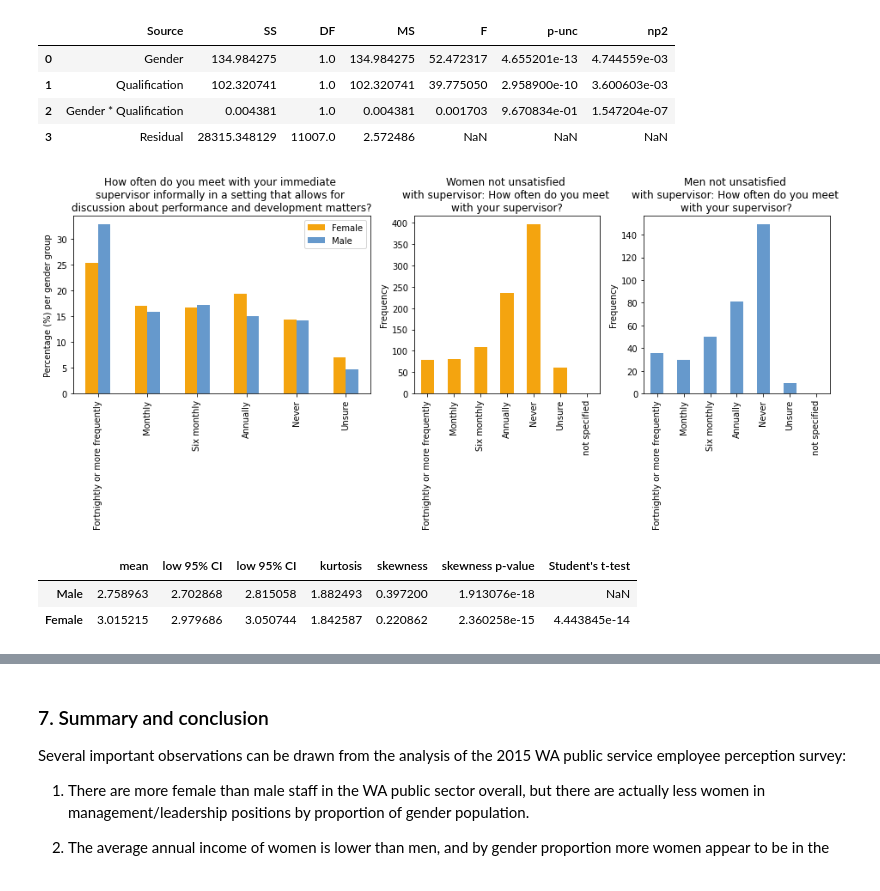
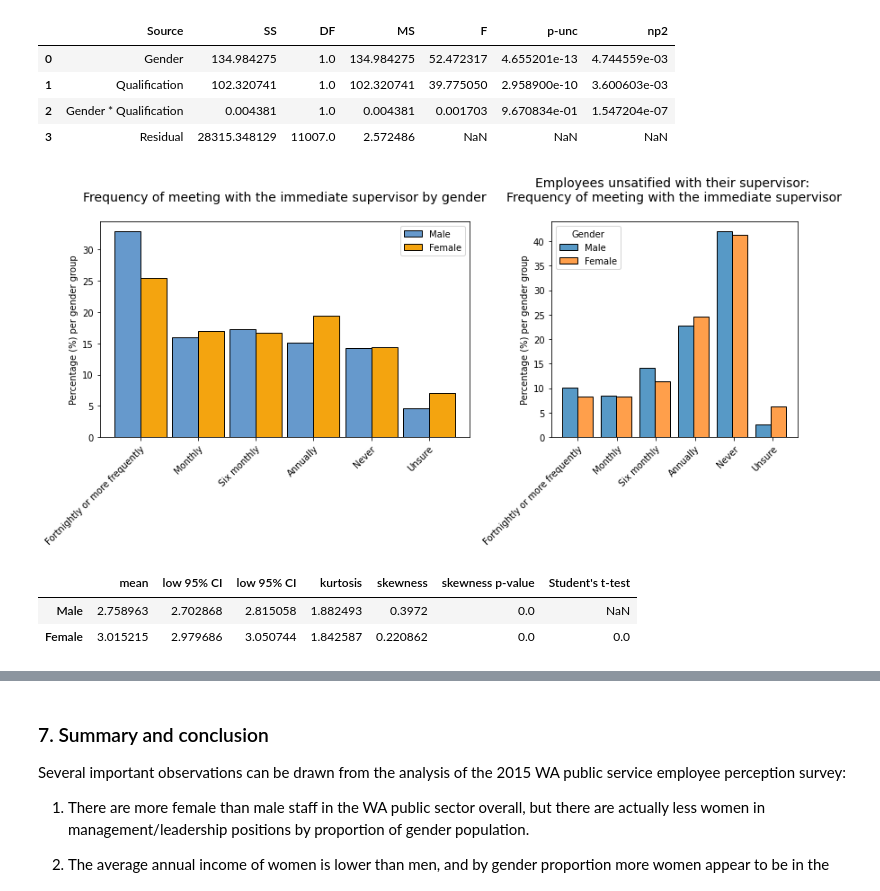
Before and after one commit to alex-cplee/WA-Public-Service-Perception-2015, a Jupyter notebook: SurveyData.ipynb, the cells around one changed output, grey strips where cells are left out. Saved outputs shown, nothing was run; the diff lists cells and outputs as text; code cells hidden in the pictures.

```diff
--- a/SurveyData.ipynb
+++ b/SurveyData.ipynb
@@ -1209,12 +1217,10 @@ plt.show()
 # %%
 skew_table_qualification = pd.DataFrame(index=['Primary/secondary school or technical/trade certificate or diploma','University qualification'], columns=['skewness', 'skew p-value', 'kurtosis'])
-skew_table_qualification.loc['Primary/secondary school or technical/trade certificate or diploma']['skewness'] = Agency_Satisfy[Agency_Satisfy['Qualification']=='Primary/secondary school or technical/trade certificate or diploma']['Agency_Satisfaction'].skew()
-skew_table_qualification.loc['University qualification']['skewness'] = Agency_Satisfy[Agency_Satisfy['Qualification']=='University qualification']['Agency_Satisfaction'].skew()
-skew_table_qualification.loc['Primary/secondary school or technical/trade certificate or diploma']['skew p-value'] = st.skewtest(Agency_Satisfy[Agency_Satisfy['Qualification']=='Primary/secondary school or technical/trade certificate or diploma']['Agency_Satisfaction'], nan_policy='omit')[1]
-skew_table_qualification.loc['University qualification']['skew p-value'] = st.skewtest(Agency_Satisfy[Agency_Satisfy['Qualification']=='University qualification']['Agency_Satisfaction'], nan_policy='omit')[1]
 
-skew_table_qualification.loc['Primary/secondary school or technical/trade certificate or diploma']['kurtosis'] = st.kurtosis(Agency_Satisfy[Agency_Satisfy['Qualification']=='Primary/secondary school or technical/trade certificate or diploma']['Agency_Satisfaction'], nan_policy='omit', fisher=False)
-skew_table_qualification.loc['University qualification']['kurtosis'] = st.kurtosis(Agency_Satisfy[Agency_Satisfy['Qualification']=='University qualification']['Agency_Satisfaction'], nan_policy='omit', fisher=False)
+for qual in ['Primary/secondary school or technical/trade certificate or diploma','University qualification']:
+    skew_table_qualification.loc[qual]['skewness'] = Agency_Satisfy[Agency_Satisfy['Qualification']==qual]['Agency_Satisfaction'].skew()
+    skew_table_qualification.loc[qual]['skew p-value'] = st.skewtest(Agency_Satisfy[Agency_Satisfy['Qualification']==qual]['Agency_Satisfaction'], nan_policy='omit')[1]
+    skew_table_qualification.loc[qual]['kurtosis'] = st.kurtosis(Agency_Satisfy[Agency_Satisfy['Qualification']==qual]['Agency_Satisfaction'], nan_policy='omit', fisher=False)
 
 skew_table_qualification #determiine skewness of agency satisfaction for each qualification category. The higher the skewness, the higher propertion of employees who are satisfied with their agency
 # %% [output]
@@ -1477,9 +1460,10 @@ In general terms, there is no gender-specific perception difference the immediat
 
 Column B9 asks survey participants how often they met with their supervisor:
 # %%
-super_meet = %sql select A.D1 as gender, A.D3, A.B9, B.Label, (A.C1d+A.B2a+A.B2b+A.B2c+A.B2d)/5 as Supervisor, A.C1d, A.B2a, A.B2b, A.B2c, A.B2d from `survey-data` as A  inner join (select * from response_key where `Question ID` = 'B9') as B  on A.B9 = B.Value  having not (gender = 'None') and not (D3 = '') and not (C1d = '') and not (B2a = '') and not (B2b = '') and not (B2c = '') and not (B2d = '')
-super_meet = pd.DataFrame(super_meet, columns=['Gender', 'Qualification','B9','HowOften','Supervisor', 'C1d','B2a', 'B2b', 'B2c', 'B2d'])
-super_meet
+super_meet = %sql select A.ID, A.D1 as gender, A.D3, A.B9, B.Label, (A.C1d+A.B2a+A.B2b+A.B2c+A.B2d)/5 as Supervisor, A.C1d, A.B2a, A.B2b, A.B2c, A.B2d from `survey-data` as A  inner join (select * from response_key where `Question ID` = 'B9') as B  on A.B9 = B.Value  having not (gender = 'None') and not (D3 = '') and not (C1d = '') and not (B2a = '') and not (B2b = '') and not (B2c = '') and not (B2d = '')
+super_meet = pd.DataFrame(super_meet, columns=['ID','Gender', 'Qualification','B9','HowOften','Supervisor', 'C1d','B2a', 'B2b', 'B2c', 'B2d'])
+super_meet['B9'] = super_meet['B9'].apply(pd.to_numeric)
+super_meet.head()
 # %% [output]
  * mysql+pymysql://Alex:***@127.0.0.1:3306/data_analytics
 11011 rows affected.
@@ -1521,50 +1498,52 @@ super_meet.anova(dv='B9', between=['Gender', 'Qualification'],ss_type=2) #two-wa
 | 2 | Gender * Qualification | 0.004381 | 1.0 | 0.004381 | 0.001703 | 9.670834e-01 | 1.547204e-07 |
 | 3 | Residual | 28315.348129 | 11007.0 | 2.572486 | NaN | NaN | NaN |
 # %%
-fig, (ax12,ax13,ax14) = plt.subplots(1, 3, figsize=(13,6), gridspec_kw={'width_ratios': [1.6, 1, 1]})
+fig, (ax12,ax13) = plt.subplots(1, 2, figsize=(12,6), gridspec_kw={'width_ratios': [1.5, 1]})
 
-super_meet_cat.plot(kind='bar', color = ['#F4A40F', "#6699cc"], ax=ax12)
+super_meet_cat.iloc[:, [1,0]].plot(kind='bar', color = ["#6699cc",'#F4A40F'], edgecolor='black',width=0.9, ax=ax12)
 ax12.set_xlabel('')
 ax12.set_ylabel('Percentage (%) per gender group')
-ax12.set_title('How often do you meet with your immediate \nsupervisor informally in a setting that allows for \ndiscussion about performance and development matters?')
-ax12.legend(['Female','Male'])
+ax12.set_title('\nFrequency of meeting with the immediate supervisor by gender\n',fontdict = {'fontsize': 14})
+ax12.legend(['Male', 'Female'])
+ax12.set_xticks(np.arange(0,6))
+ax12.set_xticklabels(super_order[0:6], rotation = 45, rotation_mode='anchor',ha = 'right')
 
-super_meet[(super_meet['Supervisor']>=5)&(super_meet['Supervisor']<8)&(super_meet['Gender'] == 'Female')]\
-['HowOften'].value_counts().reindex(super_order).plot(kind='bar',  color = '#F4A40F', ax=ax13)
-ax13.set_ylabel('Frequency')
-ax13.set_title('Women not unsatisfied \nwith supervisor: How often do you meet \nwith your supervisor?')
-
-super_meet[(super_meet['Supervisor']>=5)&(super_meet['Supervisor']<8)&(super_meet['Gender'] == 'Male')]\
-['HowOften'].value_counts().reindex(super_order).plot(kind='bar',  color = '#6699cc', ax=ax14)
-ax14.set_ylabel('Frequency')
-ax14.set_title('Men not unsatisfied \nwith supervisor: How often do you meet \nwith your supervisor?')
+sns.histplot(data=super_meet[(super_meet['Supervisor']>=5)&(super_meet['Supervisor']<8)].sort_values(by='Gender', ascending=False), x='B9', hue = 'Gender',
+             multiple="dodge", stat='percent',common_norm=False,binwidth=0.99,shrink=.8, ax=ax13)
+ax13.set_xlabel('')
+ax13.set_xticks(np.arange(1.5,7.5))
+ax13.set_xticklabels(super_order[0:6], rotation = 45, rotation_mode='anchor',ha = 'right')
+ax13.set_ylabel('Percentage (%) per gender group')
+ax13.set_title('Employees unsatified with their supervisor: \nFrequency of meeting with the immediate supervisor\n' ,fontdict = {'fontsize': 14})
 
 plt.tight_layout()
 plt.show()
 # %% [output]
-[figure, old version]
+[figure, new version]
 # %%
 super_meet['B9'] = pd.to_numeric(super_meet['B9'])
 super_meet_num_male = super_meet[super_meet['Gender'] == 'Male']['B9']
 super_meet_num_female = super_meet[super_meet['Gender'] == 'Female']['B9']
 
-#Generate a table of mean, pairwise t-test, skewness and skewness test for supervisor meeting interval
-super_meet_ttest = st.ttest_ind(super_meet_num_male, super_meet_num_female, equal_var=False, nan_policy='omit')
-super_meet_male_skewtest = st.skewtest(super_meet_num_male, nan_policy='omit')[1]
-super_meet_female_skewtest = st.skewtest(super_meet_num_female, nan_policy='omit')[1]
-super_meet_male_skew = st.skew(super_meet_num_male, nan_policy='omit')
-super_meet_female_skew = st.skew(super_meet_num_female, nan_policy='omit')
-super_meet_male_kurtosis = st.kurtosis(super_meet_num_male, nan_policy='omit', fisher=False)
-super_meet_female_kurtosis = st.kurtosis(super_meet_num_female, nan_policy='omit', fisher=False)
-super_meet_male_interval = st.t.interval(alpha=0.95, df=len(super_meet_num_male)-1, loc=np.mean(super_meet_num_male), scale=st.sem(super_meet_num_male))
-super_meet_female_interval = st.t.interval(alpha=0.95, df=len(super_meet_num_female)-1, loc=np.mean(super_meet_num_female), scale=st.sem(super_meet_num_female))
+super_tbl = pd.DataFrame(index=['Male','Female'],
+                         columns=['mean', 'low 95% CI', 'low 95% CI','kurtosis',
+                                  'skewness', 'skewness p-value', 'Student\'s t-test'])
 
-pd.DataFrame([[super_meet_num_male.mean(),super_meet_male_interval[0],super_meet_male_interval[1],super_meet_male_kurtosis, super_meet_male_skew,super_meet_male_skewtest,np.nan],
-              [super_meet_num_female.mean(),super_meet_female_interval[0],super_meet_female_interval[1],super_meet_female_kurtosis,super_meet_female_skew,super_meet_female_skewtest,super_meet_ttest[1]]],
-            index=['Male','Female'],
-            columns=['mean', 'low 95% CI', 'low 95% CI','kurtosis','skewness', 'skewness p-value', 'Student\'s t-test'])
+super_tbl.loc['Female']['Student\'s t-test'] = st.ttest_ind(super_meet[super_meet['Gender'] == 'Male']['B9'],
+                                                          super_meet[super_meet['Gender'] == 'Female']['B9'],
+                                                          equal_var=False, nan_policy='omit')[1]
+
+for gender in ['Male', 'Female']:
+    a = super_meet[super_meet['Gender'] == gender]['B9']
+    super_tbl.loc[gender]['mean'] = a.mean()
+    super_tbl.loc[gender]['kurtosis'] = st.kurtosis(a, nan_policy='omit', fisher=False)
+    super_tbl.loc[gender]['skewness'] = st.skew(a, nan_policy='omit')
+    super_tbl.loc[gender]['skewness p-value'] = st.skewtest(a, nan_policy='omit')[1]
+    super_tbl.loc[gender]['low 95% CI'] = st.t.interval(alpha=0.95, df=len(a)-1, loc=np.mean(a), scale=st.sem(a))
+
+super_tbl
 # %% [output]
 |  | mean | low 95% CI | low 95% CI | kurtosis | skewness | skewness p-value | Student's t-test |
-| Male | 2.758963 | 2.702868 | 2.815058 | 1.882493 | 0.397200 | 1.913076e-18 | NaN |
-| Female | 3.015215 | 2.979686 | 3.050744 | 1.842587 | 0.220862 | 2.360258e-15 | 4.443845e-14 |
+| Male | 2.758963 | 2.702868 | 2.815058 | 1.882493 | 0.3972 | 0.0 | NaN |
+| Female | 3.015215 | 2.979686 | 3.050744 | 1.842587 | 0.220862 | 0.0 | 0.0 |
 # %% [markdown]
```
Also changed, not shown: parts of 69 cells of this notebook.
